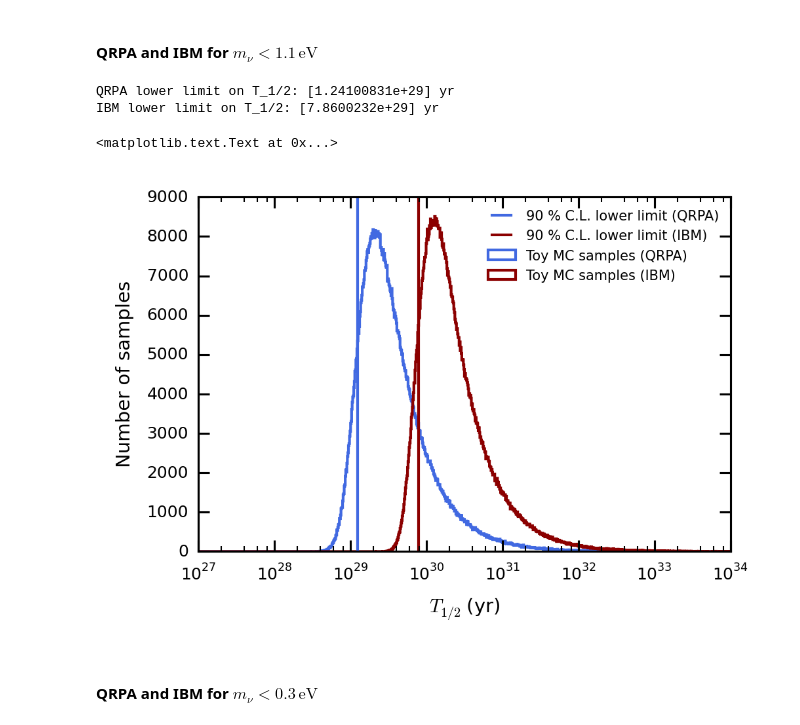
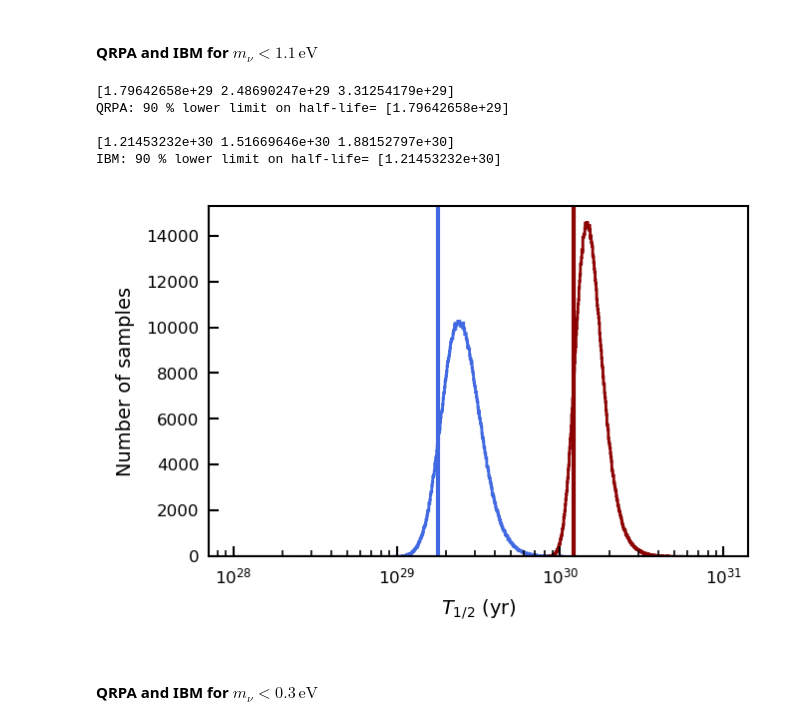
Before and after one commit to bglenardo/MuensterTPC-MC, a Jupyter notebook: Half-life calculations/0nudecays.ipynb, the cells around one changed output. Cells and saved outputs as stored; diff of their text form; code cells hidden in the pictures.

```diff
--- a/Half-life calculations/0nudecays.ipynb
+++ b/Half-life calculations/0nudecays.ipynb
@@ -124,10 +131,6 @@ M_0vbpbp = M_0vecbp
 # %%
-# 1.1 eV: M. Aker et al. (KATRIN), Phys. Rev. Lett.123, 221802 (2019), 1909.06048
-# 0.3 eV: I. Esteban, M.C. Gonzalez-Garcia, A. Hernandez-Cabezudo, M. Maltoni, and T. Schwetz, JHEP 01, 106 (2019)
-mnu = (0.3e-3, 1.1e-3) #keV
-
 #PDG (2018): http://pdg.lbl.gov/2018/listings/rpp2018-list-electron.pdf
 me = ufloat(510.9989461, 0.0000031) #keV
 
-# Nesterenko et. al.
+# Nesterenko et. al. Phys. Rev. C 86 (2012), 044313
 R = ufloat(2.42,0.47)
@@ -245,40 +196,39 @@ QRPA lower limit on T_1/2: [1.24221992e+29] yr
 # %% [markdown]
 #### QRPA and IBM for $m_\nu < 1.1\,\text{eV}$
-# %%
-mnu_square_katrin = ufloat(-1.0e-6, 1.0e-6)
-
-t0vecec_qrpa=sample_halflife_mnusquare(me, mnu_square_katrin, m0vecec_qrpa, g0vecec, R, 1000000)
-t0vecec_ibm=sample_halflife_mnusquare(me, mnu_square_katrin, m0vecec_ibm, g0vecec, R, 1000000)
-
-lowerlimit_qrpa = np.quantile(t0vecec_qrpa, [0.1])
-lowerlimit_ibm = np.quantile(t0vecec_ibm, [0.1])
-
-print('QRPA lower limit on T_1/2:', lowerlimit_qrpa, 'yr')
-print('IBM lower limit on T_1/2:', lowerlimit_ibm, 'yr')
-
-#Show negative values by multiplying with -1
-plot_loghist(t0vecec_qrpa, 1000, histrange=(1e27,1e34), facecolor='royalblue', edgecolor='royalblue', label='Toy MC samples (QRPA)', histtype='step')
-plot_loghist(t0vecec_ibm, 1000, histrange=(1e27,1e34), facecolor='darkred', edgecolor='darkred', label='Toy MC samples (IBM)', histtype='step')
-
-plt.axvline(lowerlimit_qrpa, color='royalblue', label=('90 % C.L. lower limit (QRPA)'))
-plt.axvline(lowerlimit_ibm, color='darkred', label=('90 % C.L. lower limit (IBM)'))
-
-plt.legend(frameon=False)
-plt.xlabel('$T_{1/2}$ (yr)')
-plt.ylabel('Number of samples')
-
-#plt.draw()
-#plt.show()
-
-
-#print('Mean:', np.mean(1/t0vecec_qrpa))
-#print('Std:', np.std(1/t0vecec_qrpa))
-#print('Mean/Std:', np.mean(1/t0vecec_qrpa)/np.std(1/t0vecec_qrpa))
-#print('FC limit at 90% CL:', 1/(2.94*np.std(1/t0vecec_qrpa)))
-# %% [output]
-QRPA lower limit on T_1/2: [1.24100831e+29] yr
-IBM lower limit on T_1/2: [7.8600232e+29] yr
-<matplotlib.text.Text at 0x...>
-[figure, removed]
+# %%
+mnu=mnu11
+
+t0vecec_qrpa=sample_halflife_mnu(me, mnu, m0vecec_qrpa, g0vecec, R, 1000000)
+lowerlimits_qrpa=np.quantile(t0vecec_qrpa, [0.1,0.5,0.841])
+print(lowerlimits_qrpa)
+lowerlimit_qrpa=np.quantile(t0vecec_qrpa, [0.1])
+print('QRPA: 90 % lower limit on half-life=', lowerlimit_qrpa,'\n')
+
+t0vecec_ibm=sample_halflife_mnu(me, mnu, m0vecec_ibm, g0vecec, R, 1000000)
+lowerlimits_ibm=np.quantile(t0vecec_ibm, [0.1,0.5,0.841])
+print(lowerlimits_ibm)
+lowerlimit_ibm=np.quantile(t0vecec_ibm, [0.1])
+print('IBM: 90 % lower limit on half-life=', lowerlimit_ibm,'\n')
+
+plot_loghist(t0vecec_qrpa, 1000, (1e28,1e31), color='royalblue', histtype='step', label='QRPA')
+plt.axvline(lowerlimit_qrpa, color='royalblue')
+
+plot_loghist(t0vecec_ibm, 1000, (1e28,1e31), color='darkred', histtype='step', label='IBM')
+plt.axvline(lowerlimit_ibm, color='darkred')
+
+
+
+plt.xlabel('$T_{1/2}$ (yr)')
+plt.ylabel('Number of samples')
+#plt.yscale('log')
+plt.draw()
+plt.show()
+# %% [output]
+[1.79642658e+29 2.48690247e+29 3.31254179e+29]
+QRPA: 90 % lower limit on half-life= [1.79642658e+29]
+
+[1.21453232e+30 1.51669646e+30 1.88152797e+30]
+IBM: 90 % lower limit on half-life= [1.21453232e+30]
+[figure, added]
 # %% [markdown]
 #### QRPA and IBM for $m_\nu < 0.3\,\text{eV}$
```
Also changed, not shown: parts of 62 cells of this notebook.
